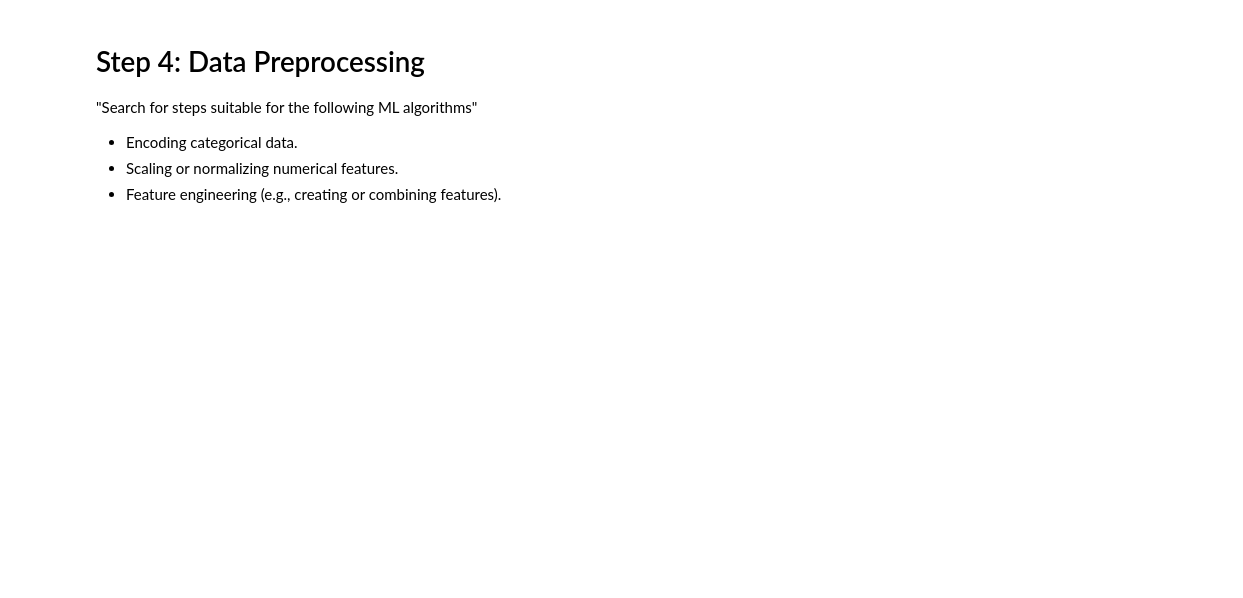
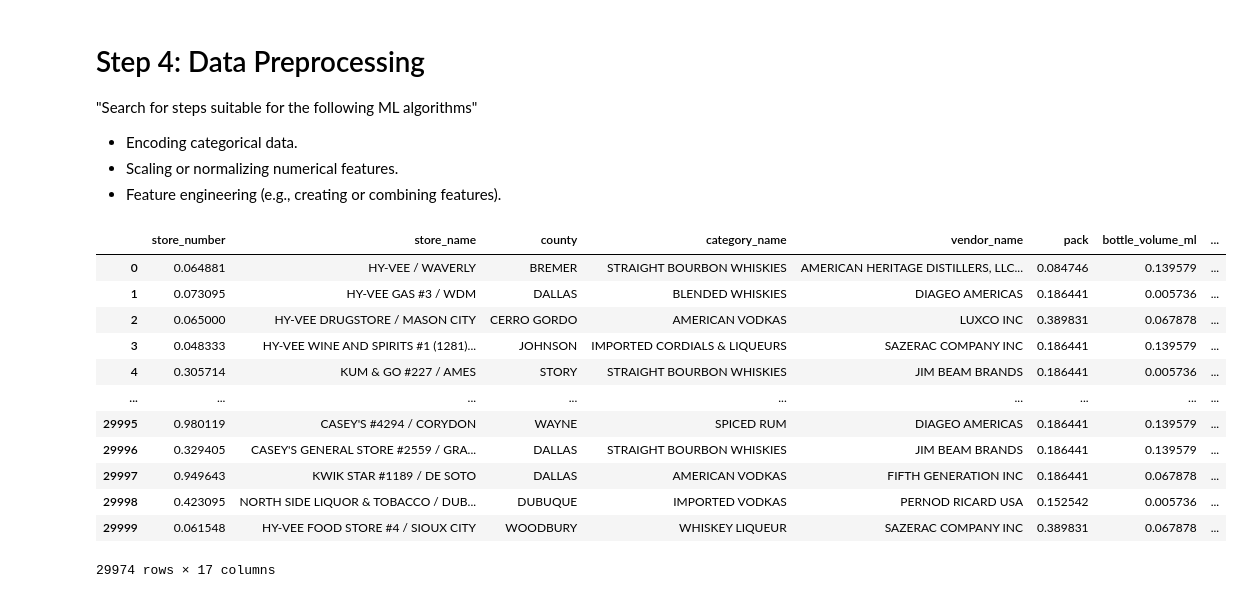
Before and after one commit to shahdhassan4601/Analysing-Census-Adult-Income-Dataset, a Jupyter notebook: CensusAdultIncome(ToolsProject).ipynb, the cells around one changed output. Cells and saved outputs as stored; diff of their text form; code cells hidden in the pictures; blank space fills up the shorter version.

Commit message:
changed dataset, cleaning , preprocessing, ML (regression)

```diff
--- a/CensusAdultIncome(ToolsProject).ipynb
+++ b/CensusAdultIncome(ToolsProject).ipynb
@@ -397,3 +465,26 @@ dtype: int64
 - Encoding categorical data.
 - Scaling or normalizing numerical features.
 - Feature engineering (e.g., creating or combining features).
+# %%
+from sklearn.preprocessing import MinMaxScaler
+
+scaler = MinMaxScaler()
+nums = df.select_dtypes(include=['int64', 'float64']).columns
+
+df[nums]= scaler.fit_transform(df[nums])
+# %%
+df
+# %% [output]
+|  | store_number | store_name | county | category_name | vendor_name | pack | bottle_volume_ml | ... |
+| 0 | 0.064881 | HY-VEE / WAVERLY | BREMER | STRAIGHT BOURBON WHISKIES | AMERICAN HERITAGE DISTILLERS, LLC... | 0.084746 | 0.139579 | ... |
+| 1 | 0.073095 | HY-VEE GAS #3 / WDM | DALLAS | BLENDED WHISKIES | DIAGEO AMERICAS | 0.186441 | 0.005736 | ... |
+| 2 | 0.065000 | HY-VEE DRUGSTORE / MASON CITY | CERRO GORDO | AMERICAN VODKAS | LUXCO INC | 0.389831 | 0.067878 | ... |
+| 3 | 0.048333 | HY-VEE WINE AND SPIRITS #1 (1281)... | JOHNSON | IMPORTED CORDIALS & LIQUEURS | SAZERAC COMPANY INC | 0.186441 | 0.139579 | ... |
+| 4 | 0.305714 | KUM & GO #227 / AMES | STORY | STRAIGHT BOURBON WHISKIES | JIM BEAM BRANDS | 0.186441 | 0.005736 | ... |
+| ... | ... | ... | ... | ... | ... | ... | ... | ... |
+| 29995 | 0.980119 | CASEY'S #4294 / CORYDON | WAYNE | SPICED RUM | DIAGEO AMERICAS | 0.186441 | 0.139579 | ... |
+| 29996 | 0.329405 | CASEY'S GENERAL STORE #2559 / GRA... | DALLAS | STRAIGHT BOURBON WHISKIES | JIM BEAM BRANDS | 0.186441 | 0.139579 | ... |
+| 29997 | 0.949643 | KWIK STAR #1189 / DE SOTO | DALLAS | AMERICAN VODKAS | FIFTH GENERATION INC | 0.186441 | 0.067878 | ... |
+| 29998 | 0.423095 | NORTH SIDE LIQUOR & TOBACCO / DUB... | DUBUQUE | IMPORTED VODKAS | PERNOD RICARD USA | 0.152542 | 0.005736 | ... |
+| 29999 | 0.061548 | HY-VEE FOOD STORE #4 / SIOUX CITY | WOODBURY | WHISKEY LIQUEUR | SAZERAC COMPANY INC | 0.389831 | 0.067878 | ... |
+29974 rows × 17 columns
```
Also changed, not shown: parts of 58 cells of this notebook.
